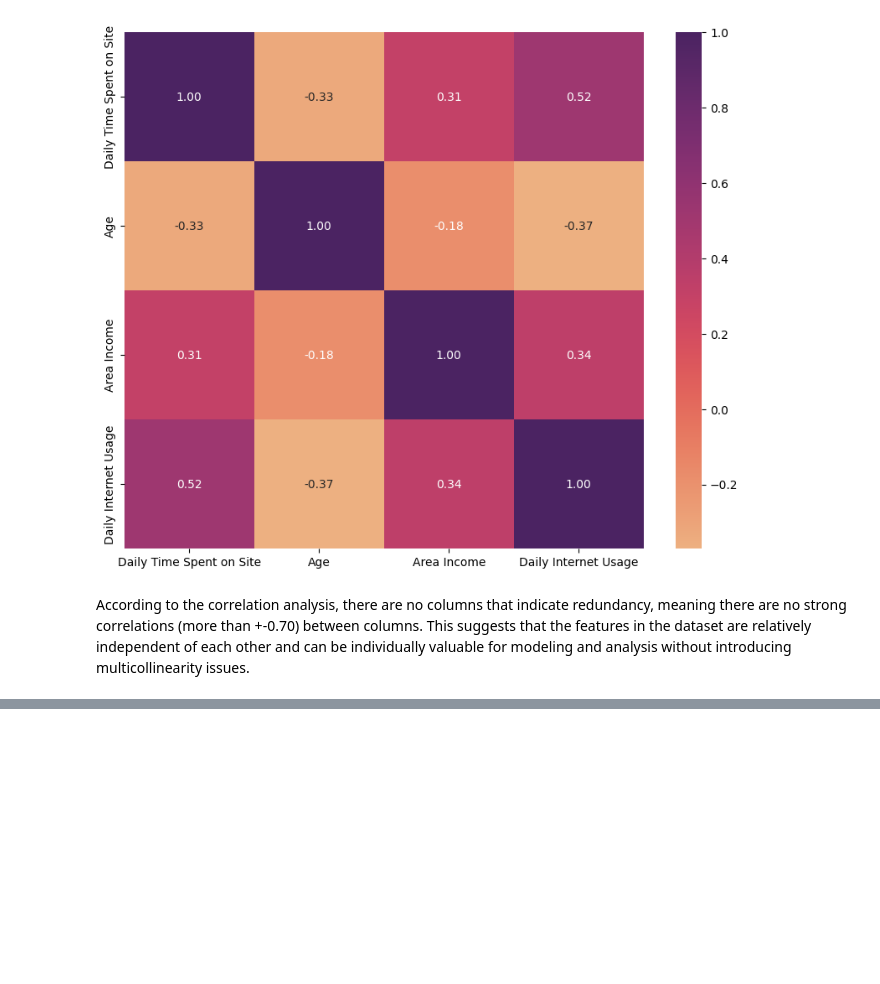
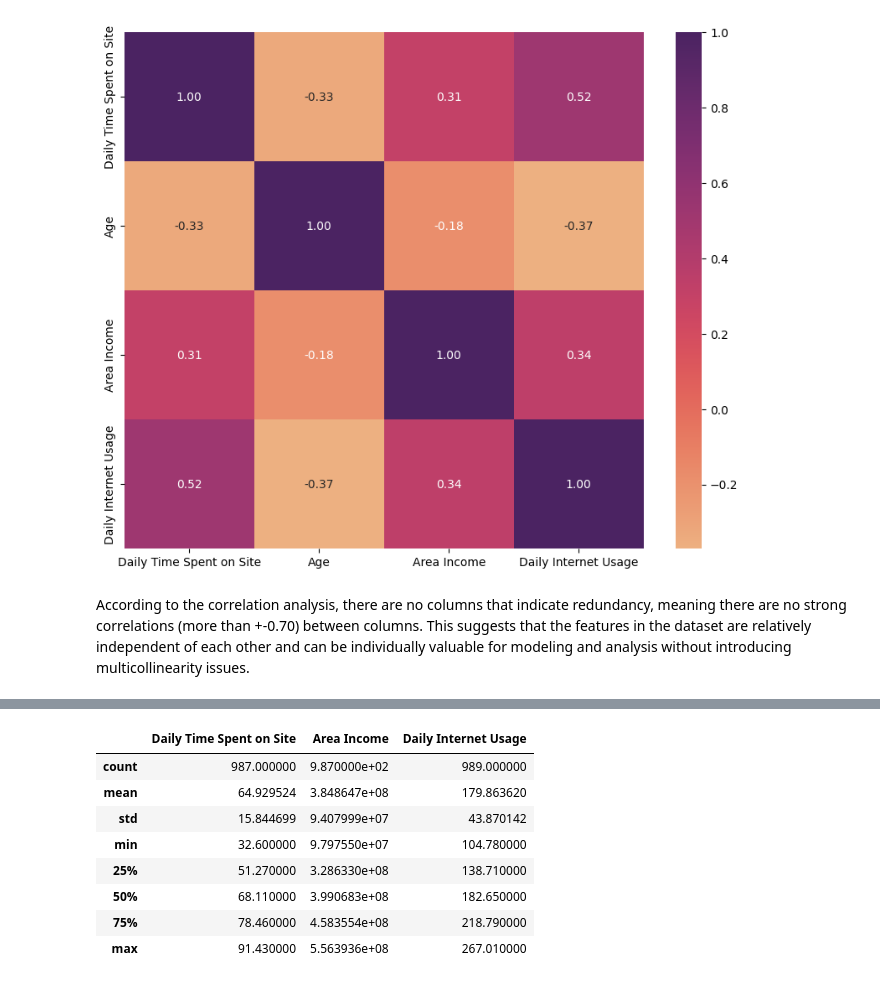
Before and after one commit to kevinusmayadhy/Predict-Customer-Clicked-Ads-Classification-by-Using-Machine-Learning, a Jupyter notebook: Code - Predict Customer Clicked Ads Classification by Using Machine Learning.ipynb, the cells around one changed output, grey strips where cells are left out. Saved outputs shown, nothing was run; the diff lists cells and outputs as text; code cells hidden in the pictures; blank space fills up the shorter version.

```diff
--- a/Code - Predict Customer Clicked Ads Classification by Using Machine Learning.ipynb
+++ b/Code - Predict Customer Clicked Ads Classification by Using Machine Learning.ipynb
@@ -472,0 +481,13 @@ According to the correlation analysis, there are no columns that indicate redund
+# %%
+feature_null = ['Daily Time Spent on Site', 'Area Income', 'Daily Internet Usage', 'Male']
+df[feature_null].describe()
+# %% [output]
+|  | Daily Time Spent on Site | Area Income | Daily Internet Usage |
+| count | 987.000000 | 9.870000e+02 | 989.000000 |
+| mean | 64.929524 | 3.848647e+08 | 179.863620 |
+| std | 15.844699 | 9.407999e+07 | 43.870142 |
+| min | 32.600000 | 9.797550e+07 | 104.780000 |
+| 25% | 51.270000 | 3.286330e+08 | 138.710000 |
+| 50% | 68.110000 | 3.990683e+08 | 182.650000 |
+| 75% | 78.460000 | 4.583554e+08 | 218.790000 |
+| max | 91.430000 | 5.563936e+08 | 267.010000 |
```
Also changed, not shown: parts of 32 cells of this notebook.
